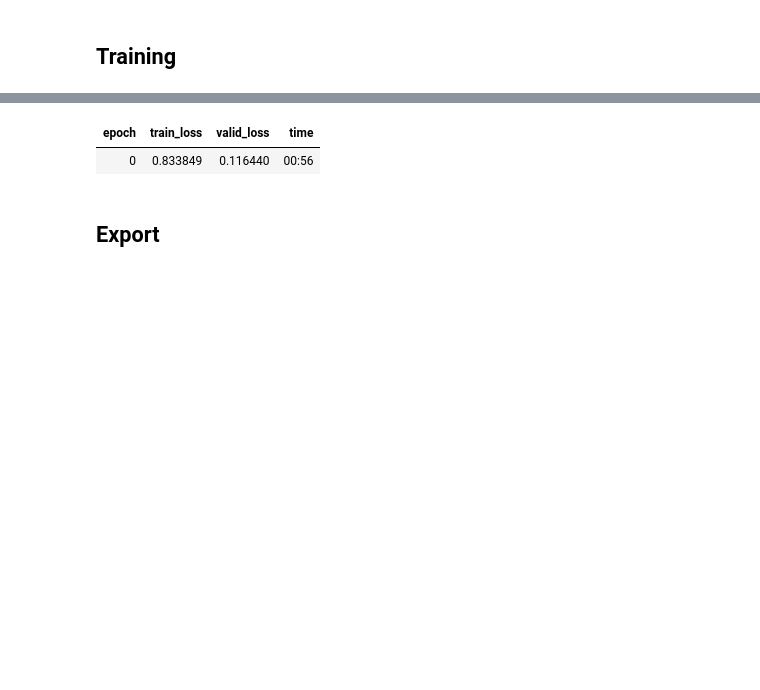
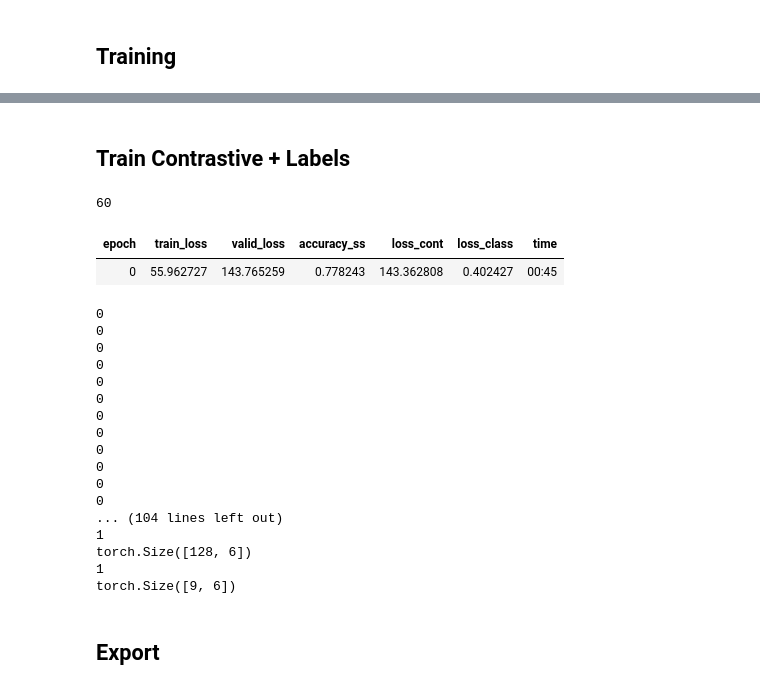
Before and after one commit to bearpelican/rsna_retro, a Jupyter notebook: 08_train_self_supervised.ipynb, the cells around one changed output, grey strips where cells are left out. Drawn from its saved outputs; the diff is of its cells as text; code cells hidden in the pictures; blank space fills up the shorter version.

Commit message:
Refactoring self supervised

```diff
--- a/08_train_self_supervised.ipynb
+++ b/08_train_self_supervised.ipynb
@@ -258,0 +393,2 @@ learn = Learner(dls, xresnet18(), loss_func=BatchContrastiveLoss(0.5), lr=3e-3,
+# %% [markdown]
+## Train Contrastive + Labels
@@ -259,8 +432,68 @@ learn = Learner(dls, xresnet18(), loss_func=BatchContrastiveLoss(0.5), lr=3e-3,
+# %%
+#export
+class CombinedContrastiveLoss(nn.Module):
+    def __init__(self, margin=0.5):
+        super().__init__()
+        self.loss_cont = BatchContrastiveLoss(margin)
+        self.loss_class = get_loss()
+
+    def forward(self, out, labels):
+        targ, aug, pred = out
+        loss_cont = self.loss_cont(targ, aug)
+        loss_class = self.loss_class(pred, labels)
+
+        return loss_cont + loss_class
+# %%
+#export
+def loss_cont(out, labels, f):
+    targ, aug, pred = out
+    return f(targ, aug)
+
+def loss_class(out, labels, f):
+    targ, aug, pred = out
+    return f(out[-1], labels)
+# %%
+#export
+def accuracy_ss(inp, targ, thresh=0.5, sigmoid=True):
+    _, _, inp = inp
+    inp,targ = flatten_check(inp[:,0],targ[:,0])
+    if sigmoid: inp = inp.sigmoid()
+    return ((inp>thresh)==targ.bool()).float().mean()
+# %%
+lclass = partial(loss_class, f=get_loss())
+lcont = partial(loss_cont, f=BatchContrastiveLoss())
+
+learn = cnn_learner(dls, xresnet18, loss_func=CombinedContrastiveLoss(), lr=3e-3,
+            opt_func=Adam, metrics=[accuracy_ss, lcont, lclass], cbs=CombinedContrastiveCallback())
+
+learn.model = CombinedModel(learn.model)
+# %%
+import gc
+gc.collect()
+# %% [output]
+60
 # %%
-learn.fit_one_cycle(1)
+learn.fit(1)
 # %% [output]
-| epoch | train_loss | valid_loss | time |
-| 0 | 0.833849 | 0.116440 | 00:56 |
+| epoch | train_loss | valid_loss | accuracy_ss | loss_cont | loss_class | time |
+| 0 | 55.962727 | 143.765259 | 0.778243 | 143.362808 | 0.402427 | 00:45 |
+0
+0
+0
+0
+0
+0
+0
+0
+0
+0
+0
+0
+... (104 lines left out)
+1
+torch.Size([128, 6])
+1
+torch.Size([9, 6])
 # %% [markdown]
 ## Export
 # %%
```
Also changed, not shown: parts of 47 cells of this notebook, 7 other files.
